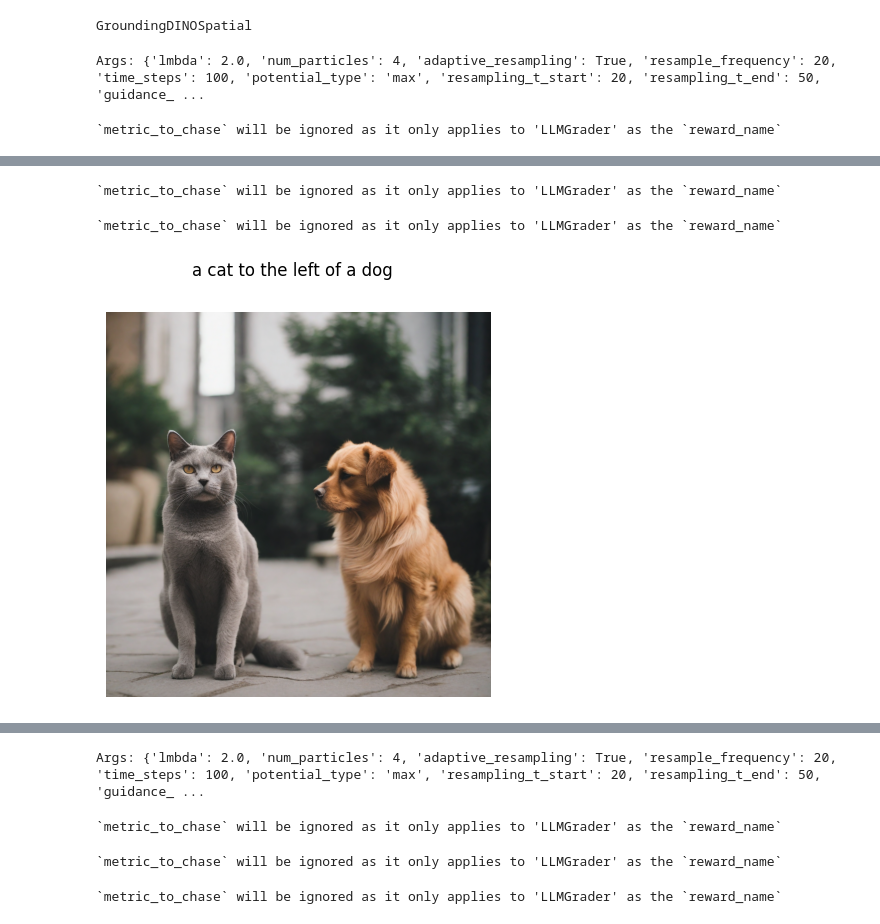
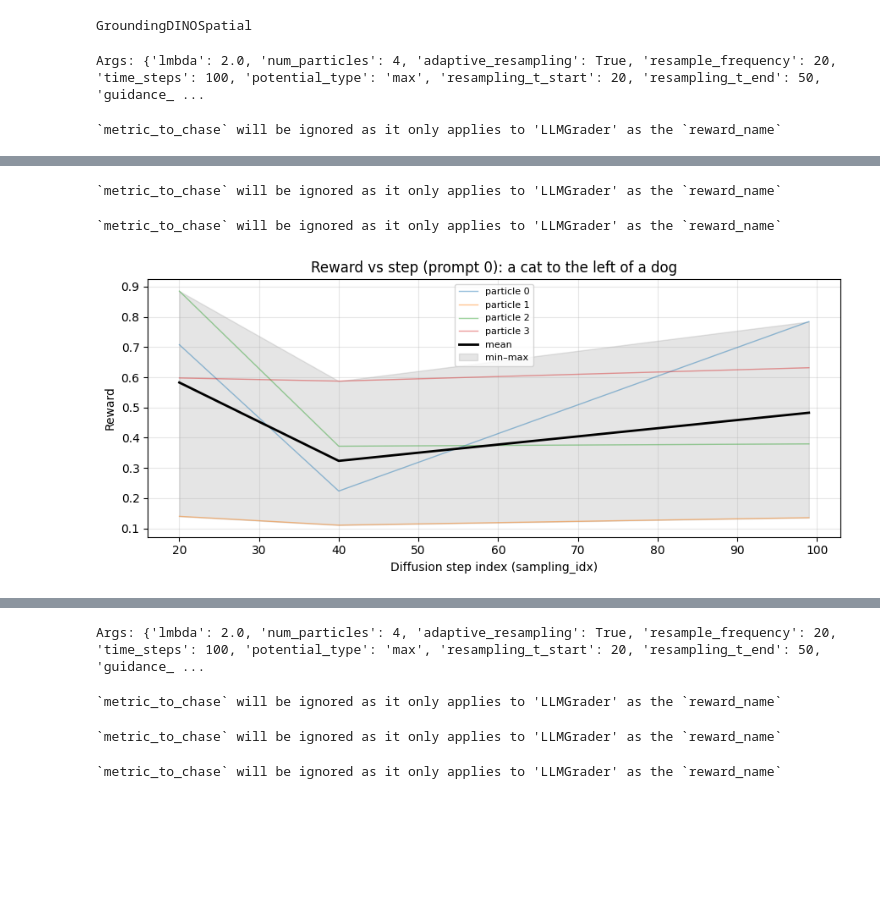
Before and after one commit to adalal07/Fk-Diffusion-Steering, a Jupyter notebook: text_to_image/playground_fksteering.ipynb, the cells around one changed output, grey strips where cells are left out. Cells and saved outputs as stored; diff of their text form; code cells hidden in the pictures; blank space fills up the shorter version.

Commit message:
gdino updates 2.0 + visualization

```diff
--- a/text_to_image/playground_fksteering.ipynb
+++ b/text_to_image/playground_fksteering.ipynb
@@ -53,7 +53,7 @@ stable-diffusion-2-1
 """
 
 args = dict(
-    seed=0,
+    seed=42,
     output_dir="output",
     eta=1.0,
     metrics_to_compute="GroundingDINOSpatial", #"Clip-Score",
@@ -72,6 +72,8 @@ fkd_args = dict(
     resampling_t_end=50,
     guidance_reward_fn='GroundingDINOSpatial',#'Clip-Score',
     use_smc=True,
+    reward_history=[],
+    record_reward_history=True,
    )
 
 args = argparse.Namespace(**args, **fkd_args)
@@ -164,7 +168,9 @@ prompt_data = [
     {"prompt": "a cat to the left of a dog"},
     {"prompt": "a cat on top of a dog"},
     {"prompt": "a dog to the right of a cat"},
-    {"prompt": "a cat below a dog"},
+    {"prompt": "a dog below a cat"},
+    {"prompt": "a cat to the left of two dogs"},
+    {"prompt": "a cat to the right of a dog and a bird"},
     # {"prompt": "a photo of a brown knife and a blue donut"},
     # {"prompt": "a photo of a blue clock and a white cup"},
     # {"prompt": "a photo of an orange cow and a purple sandwich"},
@@ -182,68 +189,108 @@ print(guidance_func)
 # %% [output]
 GroundingDINOSpatial
 # %%
+from fks_utils import plot_fkd_reward_trace
+
+# FK steering only: reward_fn runs at resample steps; trace is saved per prompt.
+plot_fkd_reward_trace_enabled = fkd_args.get("use_smc", False)
+
+plots_dir = os.path.join(output_dir, "plots")
+os.makedirs(plots_dir, exist_ok=True)
+
 with open(score_path, "w") as score_f:
     for prompt_idx, item in enumerate(prompt_data):
-        torch.manual_seed(0)
-        torch.cuda.manual_seed(0)
-        torch.cuda.manual_seed_all(0)
+        torch.manual_seed(seed)
+        torch.cuda.manual_seed(seed)
+        torch.cuda.manual_seed_all(seed)
 
-
-        prompt = [item['prompt']]*fkd_args['num_particles']
+        prompt = [item['prompt']] * fkd_args['num_particles']
         start_time = datetime.now()
 
-        images = pipeline(prompt,
-                          num_inference_steps=fkd_args["time_steps"],
-                          eta=args.eta,
-                          fkd_args=fkd_args)
+        if plot_fkd_reward_trace_enabled:
+            fkd_args["record_reward_history"] = True
+            fkd_args["reward_history"] = []
+
+        images = pipeline(
+            prompt,
+            num_inference_steps=fkd_args["time_steps"],
+            eta=args.eta,
+            fkd_args=fkd_args,
+        )
         end_time = datetime.now()
         images = images[0]
 
         time_taken = end_time - start_time
 
-        results = do_eval(prompt=prompt, images=images, metrics_to_compute=metrics_to_compute)
+        results = do_eval(
+            prompt=prompt,
+            images=images,
+            metrics_to_compute=metrics_to_compute,
+            reward_config=fkd_args.get("reward_config") or {},
+        )
         guidance_reward = np.array(results[guidance_func]["result"])
         sorted_idx = np.argsort(guidance_reward)[::-1]
         images = [images[i] for i in sorted_idx]
 
-        results['time_taken'] = time_taken.total_seconds()
-        results['prompt'] = prompt
-        results['prompt_index'] = prompt_idx
+        results["time_taken"] = time_taken.total_seconds()
+        results["prompt"] = prompt
+        results["prompt_index"] = prompt_idx
 
         image_fpath = os.path.join(images_path, f"{prompt_idx}.png")
-        results['image_path'] = image_fpath
+        results["image_path"] = image_fpath
 
-        score_f.write(json.dumps(results) + "\n")
+        if plot_fkd_reward_trace_enabled and fkd_args.get("reward_history"):
+            results["reward_plots_dir"] = plots_dir
+            trace = list(fkd_args["reward_history"])
+            trace_json = os.path.join(plots_dir, f"reward_trace_{prompt_idx:04d}.json")
+            with open(trace_json, "w") as tf:
+                json.dump(trace, tf, indent=2)
+            results["reward_trace_path"] = trace_json
+            trace_plot = os.path.join(plots_dir, f"reward_trace_{prompt_idx:04d}.png")
+            _trace_title = (
+                f"Reward vs step (prompt {prompt_idx}): {prompt[0][:60]}…"
+                if len(prompt[0]) > 60
+                else f"Reward vs step (prompt {prompt_idx}): {prompt[0]}"
+            )
+            fig_trace = plot_fkd_reward_trace(
+                trace,
+                title=_trace_title,
+                save_path=trace_plot,
+            )
+            if fig_trace is not None:
+                plt.show()
+                plt.close(fig_trace)
+
+        score_f.write(json.dumps(results, default=str) + "\n")
 
         if show_best_particle:
             _, ax = plt.subplots(1, 1, figsize=(5, 5))
             ax.imshow(images[0])
             ax.axis("off")
         else:
-            _, ax = plt.subplots(1, args.num_particles, figsize=(args.num_particles*5, 5))
+            _, ax = plt.subplots(1, args.num_particles, figsize=(args.num_particles * 5, 5))
             for i, image in enumerate(images):
                 ax[i].imshow(image)
                 ax[i].axis("off")
 
         plt.suptitle(prompt[0])
         plt.savefig(image_fpath)
         plt.show()
         plt.close()
 # %% [output]
 Args: {'lmbda': 2.0, 'num_particles': 4, 'adaptive_resampling': True, 'resample_frequency': 20, 'time_steps': 100, 'potential_type': 'max', 'resampling_t_start': 20, 'resampling_t_end': 50, 'guidance_ ...
 `metric_to_chase` will be ignored as it only applies to 'LLMGrader' as the `reward_name`
 Could not load the custom kernel for multi-scale deformable attention: [Errno 2] No such file or directory: '/scratch/adalal542/.conda/envs/fk/lib/python3.10/site-packages/transformers/kernels/groundi ...
 Could not load the custom kernel for multi-scale deformable attention: [Errno 2] No such file or directory: '/scratch/adalal542/.conda/envs/fk/lib/python3.10/site-packages/transformers/kernels/groundi ...
 Could not load the custom kernel for multi-scale deformable attention: [Errno 2] No such file or directory: '/scratch/adalal542/.conda/envs/fk/lib/python3.10/site-packages/transformers/kernels/groundi ...
 Could not load the custom kernel for multi-scale deformable attention: [Errno 2] No such file or directory: '/scratch/adalal542/.conda/envs/fk/lib/python3.10/site-packages/transformers/kernels/groundi ...
 Could not load the custom kernel for multi-scale deformable attention: [Errno 2] No such file or directory: '/scratch/adalal542/.conda/envs/fk/lib/python3.10/site-packages/transformers/kernels/groundi ...
 Could not load the custom kernel for multi-scale deformable attention: [Errno 2] No such file or directory: '/scratch/adalal542/.conda/envs/fk/lib/python3.10/site-packages/transformers/kernels/groundi ...
 Could not load the custom kernel for multi-scale deformable attention: [Errno 2] No such file or directory: '/scratch/adalal542/.conda/envs/fk/lib/python3.10/site-packages/transformers/kernels/groundi ...
 Could not load the custom kernel for multi-scale deformable attention: [Errno 2] No such file or directory: '/scratch/adalal542/.conda/envs/fk/lib/python3.10/site-packages/transformers/kernels/groundi ...
 Could not load the custom kernel for multi-scale deformable attention: [Errno 2] No such file or directory: '/scratch/adalal542/.conda/envs/fk/lib/python3.10/site-packages/transformers/kernels/groundi ...
 Could not load the custom kernel for multi-scale deformable attention: [Errno 2] No such file or directory: '/scratch/adalal542/.conda/envs/fk/lib/python3.10/site-packages/transformers/kernels/groundi ...
 Could not load the custom kernel for multi-scale deformable attention: [Errno 2] No such file or directory: '/scratch/adalal542/.conda/envs/fk/lib/python3.10/site-packages/transformers/kernels/groundi ...
 Could not load the custom kernel for multi-scale deformable attention: [Errno 2] No such file or directory: '/scratch/adalal542/.conda/envs/fk/lib/python3.10/site-packages/transformers/kernels/groundi ...
 `metric_to_chase` will be ignored as it only applies to 'LLMGrader' as the `reward_name`
 `metric_to_chase` will be ignored as it only applies to 'LLMGrader' as the `reward_name`
-[figure, old version]
+[figure, new version]
```
Also changed, not shown: parts of 6 cells of this notebook, 5 other files.
